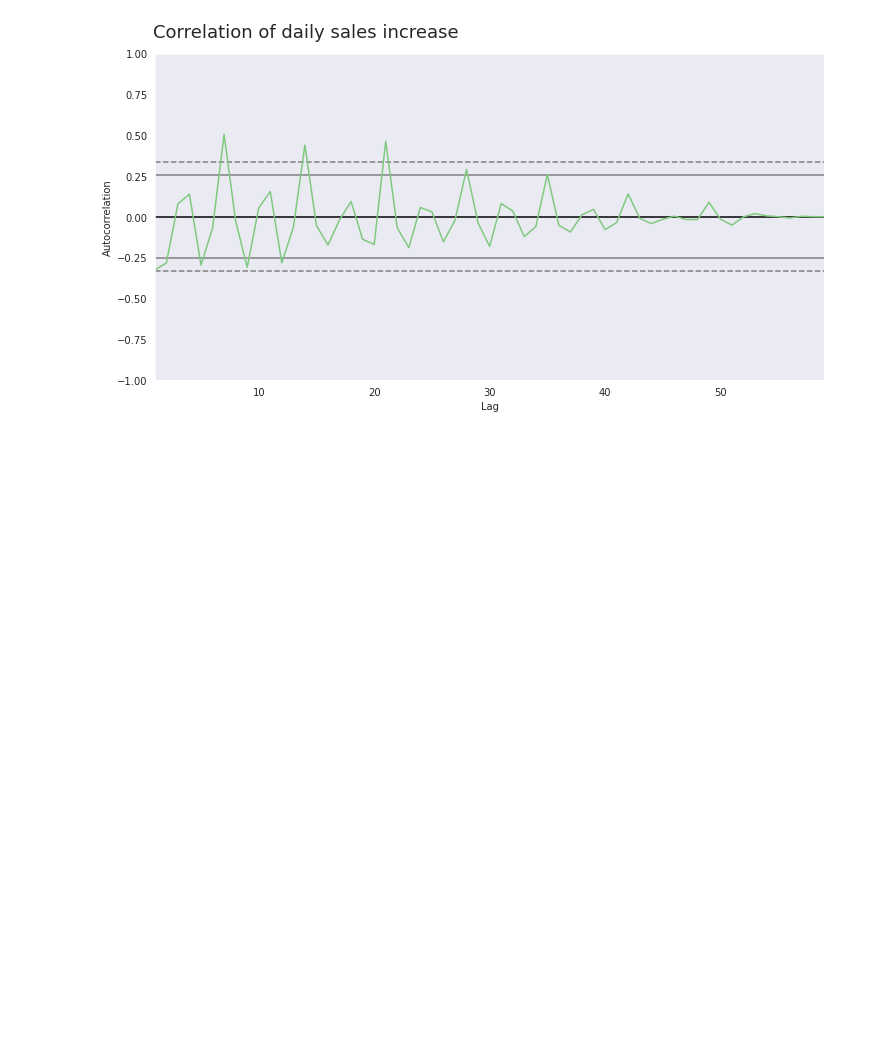
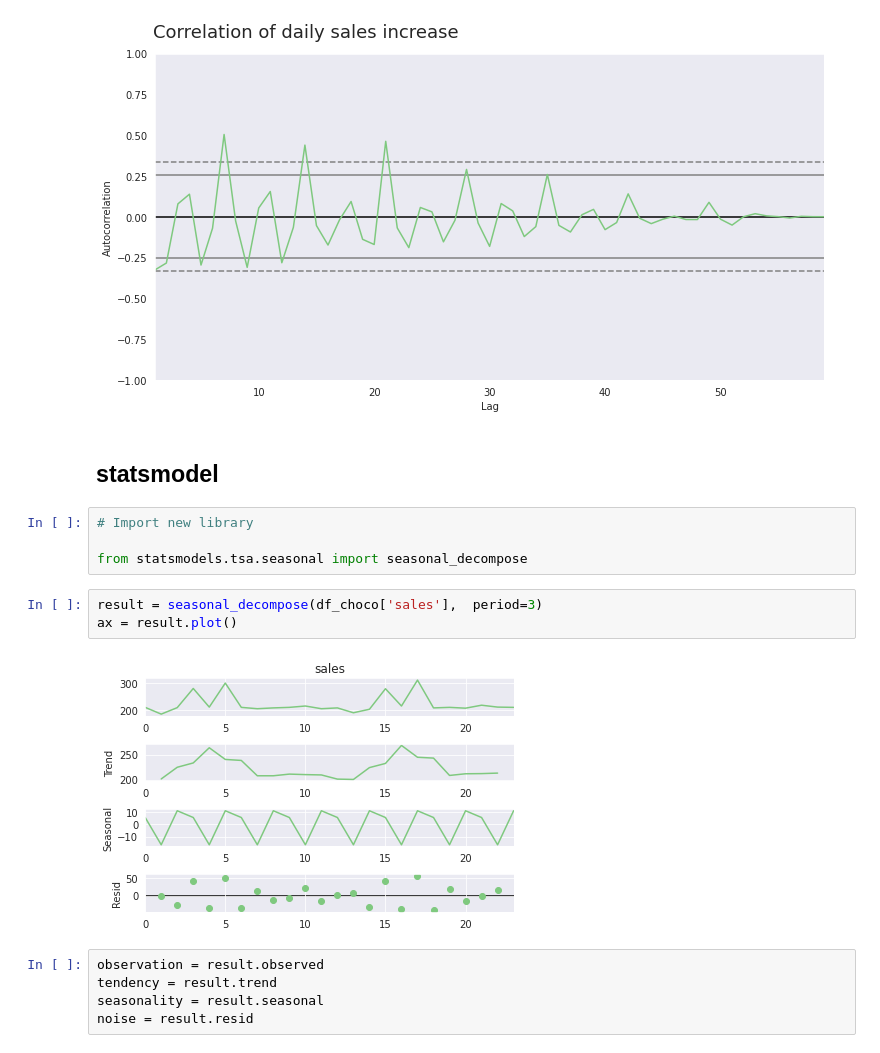
Before and after one commit to pathilink/alura_time_series, a Jupyter notebook: notebook/3_chocolura.ipynb, the cells around one changed output. Drawn from its saved outputs; the diff is of its cells as text; blank space fills up the shorter version.

Commit message:
Add statsmodel example

```diff
--- a/notebook/3_chocolura.ipynb
+++ b/notebook/3_chocolura.ipynb
@@ -251,3 +251,19 @@ pd.plotting.autocorrelation_plot(df_daily_sales['acceleration'][2:])
 ax = ax
 # %% [output]
 [figure]
+# %% [markdown]
+## statsmodel
+# %%
+# Import new library
+
+from statsmodels.tsa.seasonal import seasonal_decompose
+# %%
+result = seasonal_decompose(df_choco['sales'],  period=3)
+ax = result.plot()
+# %% [output]
+[figure, added]
+# %%
+observation = result.observed
+tendency = result.trend
+seasonality = result.seasonal
+noise = result.resid
```
Also changed, not shown: parts of 3 cells of this notebook.
